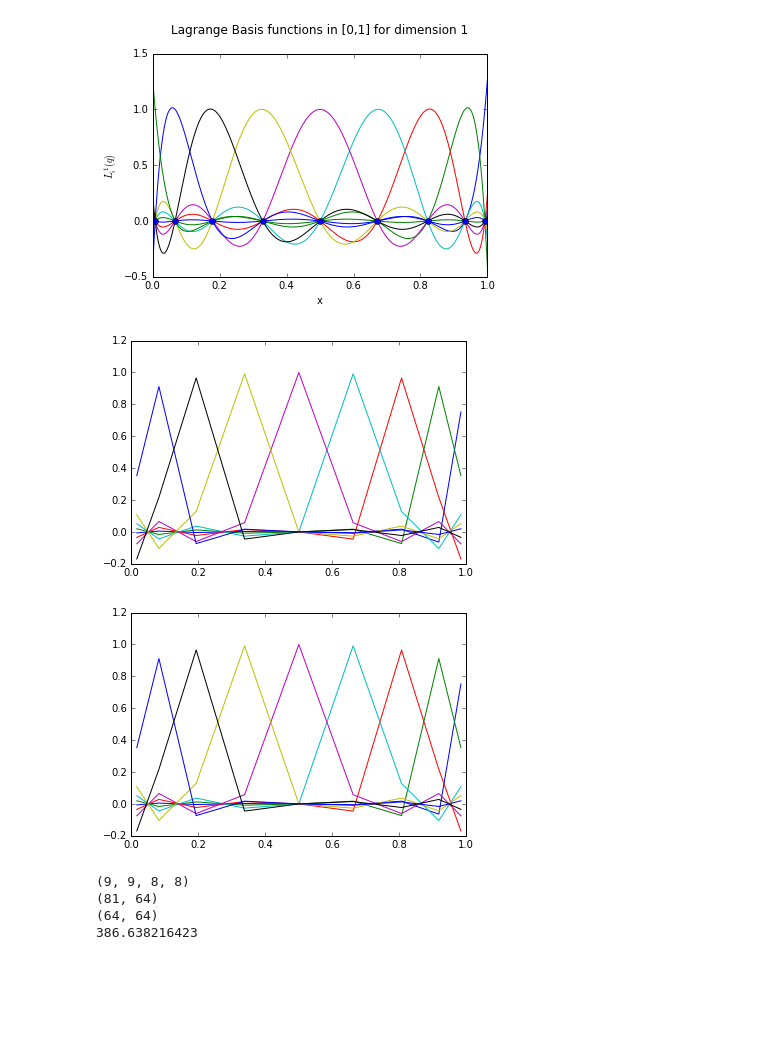
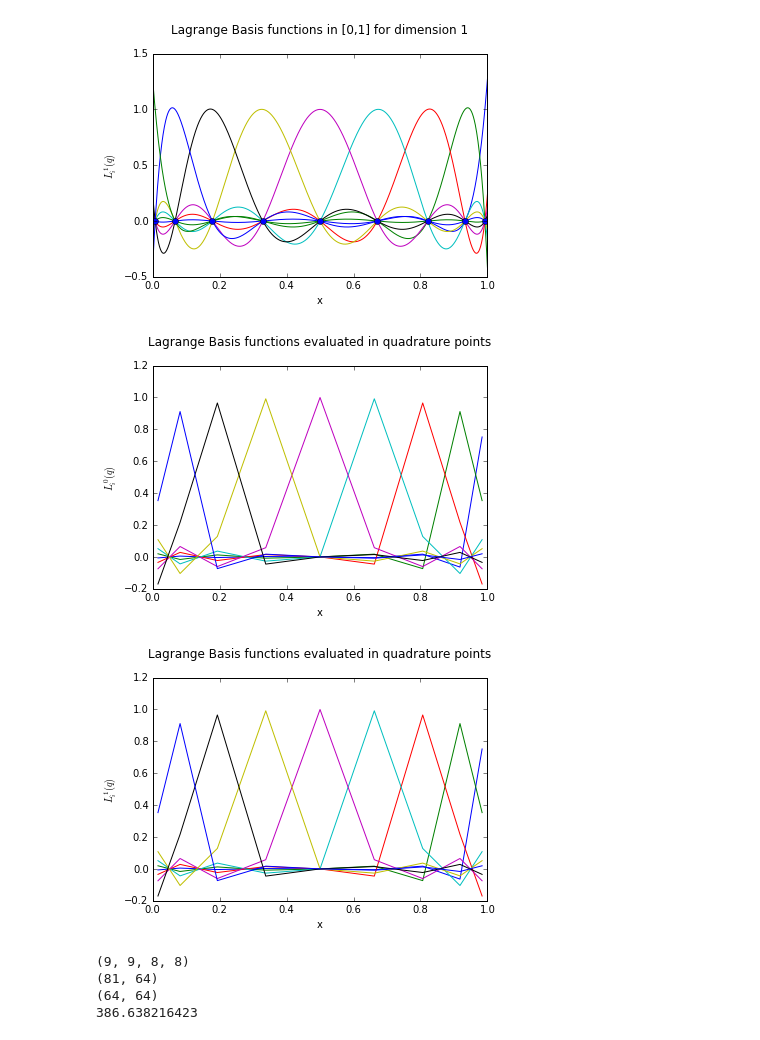
Before and after one commit to pdicerbo/P1.4, a Jupyter notebook: Basics/FinalProject.ipynb, the cells around one changed output. Cells and saved outputs as stored; diff of their text form; code cells hidden in the pictures; blank space fills up the shorter version.

```diff
--- a/Basics/FinalProject.ipynb
+++ b/Basics/FinalProject.ipynb
@@ -189,35 +189,38 @@ n_quad = N[0] + 1 # choice for the number of quadrature points
 Nq = [n_quad, n_quad]
 
 # obtain quadrature points
 for np in Nq:
     p, w = leggauss(np)
     p = .5 * (p + 1.)
     w = .5 * w
     quadrature += [p]
     weights += [w]
 
 Q  = []
 DQ = []
 for i in range(dim):
     n = N[i]
     nq = Nq[i]
     Q_part  = zeros((nq, n))
     DQ_part = zeros((nq, n))
     L  = LL[i]
     DL = LL_Prime[i]
     for j in range(n):
         Q_part[:, j]  = L[j](quadrature[i])
         DQ_part[:, j] = DL[j](quadrature[i])
     Q  += [Q_part]
     DQ += [DQ_part]
 
 # plot of the matrix v_i(x_q)
 for i in range(dim):
     plot(quadrature[i], Q[i])
+    xlabel('x')
+    ylabel('$L_i^{%d}(q)$' % i)
+    title('Lagrange Basis functions evaluated in quadrature points\n')
     show()
 # %% [output]
-[figure, old version]
+[figure, new version]
-[figure, old version]
+[figure, new version]
 # %%
 Wx, Wy = meshgrid(weights[0],weights[1])
 W = Wx*Wy
```
Also changed, not shown: parts of 9 cells of this notebook.
